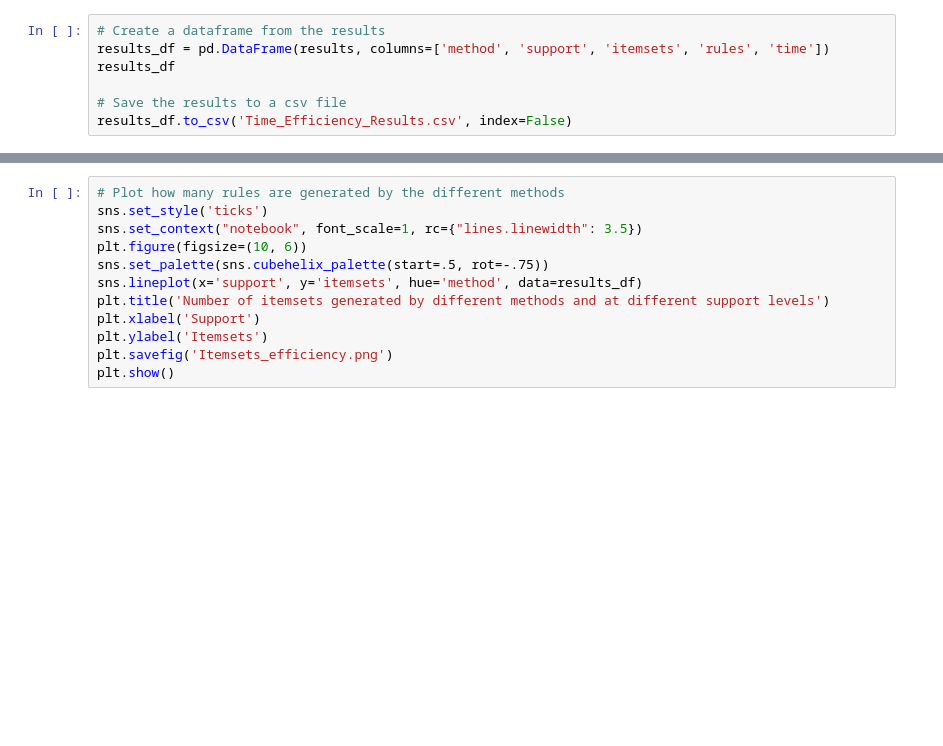
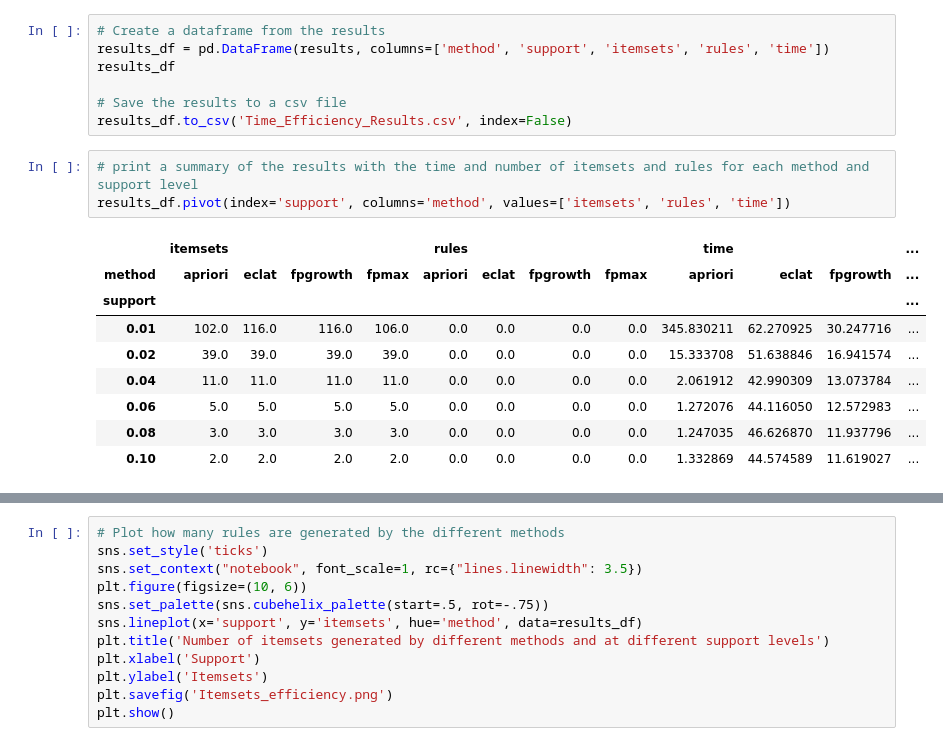
Before and after one commit to AntunesCSR/DM_Group_Project, a Jupyter notebook: HA2/data/HA2_catia.ipynb, the cells around one changed output, grey strips where cells are left out. Drawn from its saved outputs; the diff is of its cells as text; blank space fills up the shorter version.

```diff
--- a/HA2/data/HA2_catia.ipynb
+++ b/HA2/data/HA2_catia.ipynb
@@ -112,6 +112,19 @@ results_df
 
 # Save the results to a csv file
 results_df.to_csv('Time_Efficiency_Results.csv', index=False)
+# %%
+# print a summary of the results with the time and number of itemsets and rules for each method and support level
+results_df.pivot(index='support', columns='method', values=['itemsets', 'rules', 'time'])
+# %% [output]
+|  | itemsets |  |  |  | rules |  |  |  | time |  |  | ... |
+| method | apriori | eclat | fpgrowth | fpmax | apriori | eclat | fpgrowth | fpmax | apriori | eclat | fpgrowth | ... |
+| support |  |  |  |  |  |  |  |  |  |  |  | ... |
+| 0.01 | 102.0 | 116.0 | 116.0 | 106.0 | 0.0 | 0.0 | 0.0 | 0.0 | 345.830211 | 62.270925 | 30.247716 | ... |
+| 0.02 | 39.0 | 39.0 | 39.0 | 39.0 | 0.0 | 0.0 | 0.0 | 0.0 | 15.333708 | 51.638846 | 16.941574 | ... |
+| 0.04 | 11.0 | 11.0 | 11.0 | 11.0 | 0.0 | 0.0 | 0.0 | 0.0 | 2.061912 | 42.990309 | 13.073784 | ... |
+| 0.06 | 5.0 | 5.0 | 5.0 | 5.0 | 0.0 | 0.0 | 0.0 | 0.0 | 1.272076 | 44.116050 | 12.572983 | ... |
+| 0.08 | 3.0 | 3.0 | 3.0 | 3.0 | 0.0 | 0.0 | 0.0 | 0.0 | 1.247035 | 46.626870 | 11.937796 | ... |
+| 0.10 | 2.0 | 2.0 | 2.0 | 2.0 | 0.0 | 0.0 | 0.0 | 0.0 | 1.332869 | 44.574589 | 11.619027 | ... |
 # %%
 # Plot of how time efficient the different methods are
 sns.set_style('ticks')
```
Also changed, not shown: parts of 9 cells of this notebook.
